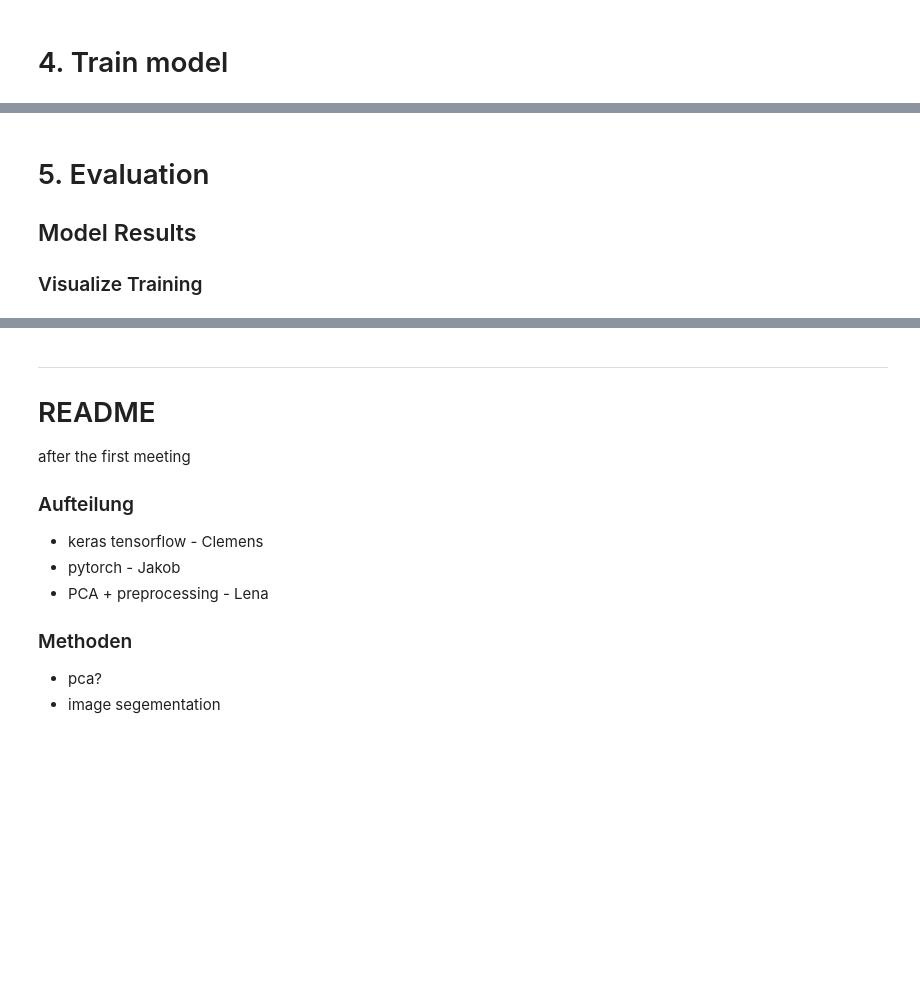
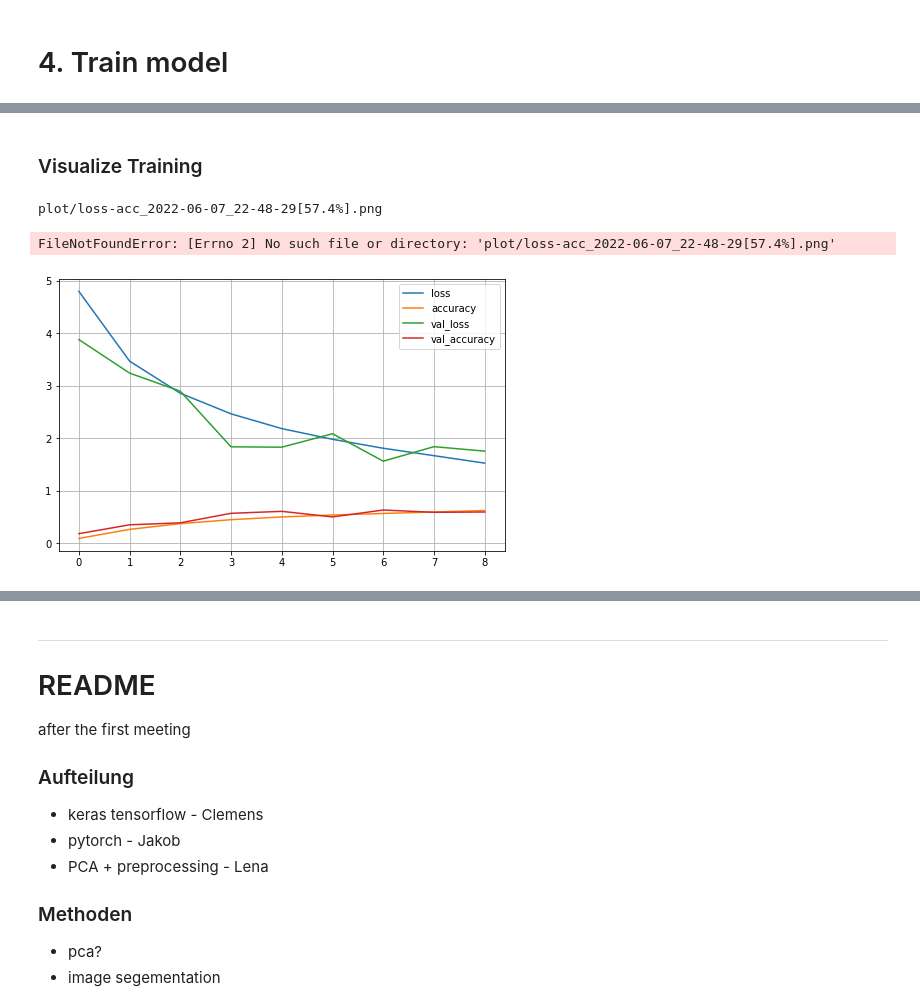
Before and after one commit to wagerc97/bird-image-recognition, a Jupyter notebook: bird-species-group-project.ipynb, the cells around one changed output, grey strips where cells are left out. Drawn from its saved outputs; the diff is of its cells as text; code cells hidden in the pictures; blank space fills up the shorter version.

```diff
--- a/bird-species-group-project.ipynb
+++ b/bird-species-group-project.ipynb
@@ -404,6 +478,18 @@ Accuracy: 56.85%
 # %% [markdown]
-# 5. Evaluation
-## Model Results
 ### Visualize Training
+# %%
+# Plot function from lecture
+import time
+pd.DataFrame(history.history).plot(figsize=(8, 5))
+plt.grid(True)
+#plt.gca().set_ylim(0, 1)
+plot_name = "plot/loss-acc_"+ str(time.strftime("%Y-%m-%d_%H-%M-%S")) + f"[{round(scores[1]*100,2)}%]" + ".png"
+print(plot_name)
+plt.savefig("plot/loss-acc_"+ str(time.strftime("%Y-%m-%d_%H-%M-%S")) + f"[{round(scores[1]*100,2)}%]" + ".png")
+plt.show()
+# %% [output]
+plot/loss-acc_2022-06-07_22-48-29[57.4%].png
+FileNotFoundError: [Errno 2] No such file or directory: 'plot/loss-acc_2022-06-07_22-48-29[57.4%].png'
+[figure, added]
 # %%
 # Plot function from lecture
```
Also changed, not shown: parts of 9 cells of this notebook.
